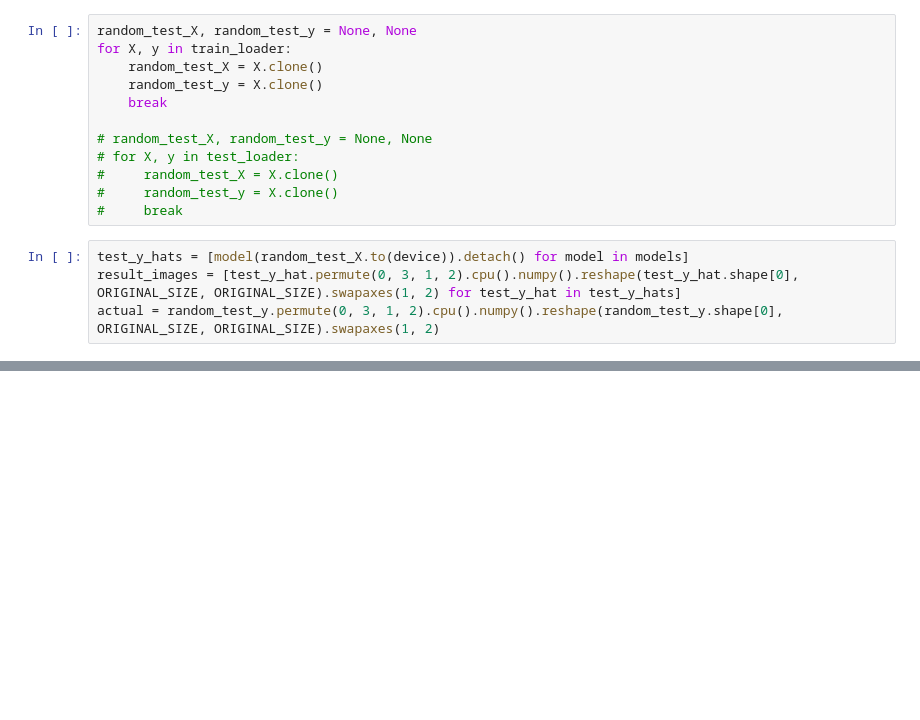
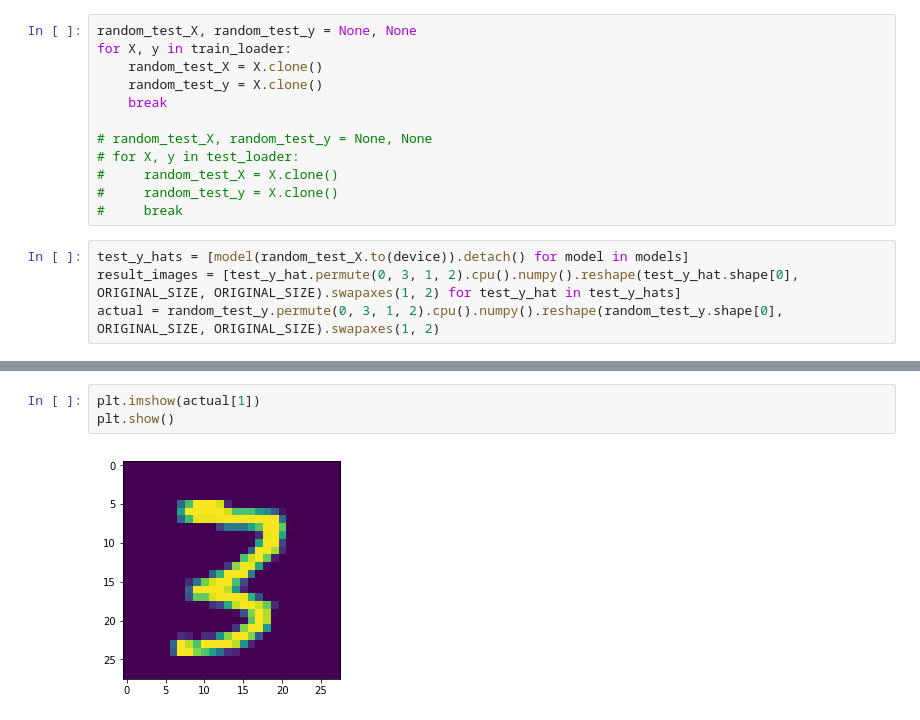
Before and after one commit to wfus/am254, a Jupyter notebook: LearnedSensingMatrix.ipynb, the cells around one changed output, grey strips where cells are left out. Saved outputs shown, nothing was run; the diff lists cells and outputs as text; blank space fills up the shorter version.

```diff
--- a/LearnedSensingMatrix.ipynb
+++ b/LearnedSensingMatrix.ipynb
@@ -148,0 +154,5 @@ len(result_images)
+# %%
+plt.imshow(actual[1])
+plt.show()
+# %% [output]
+[figure, added]
```
Also changed, not shown: parts of 16 cells of this notebook, 2 other files.
